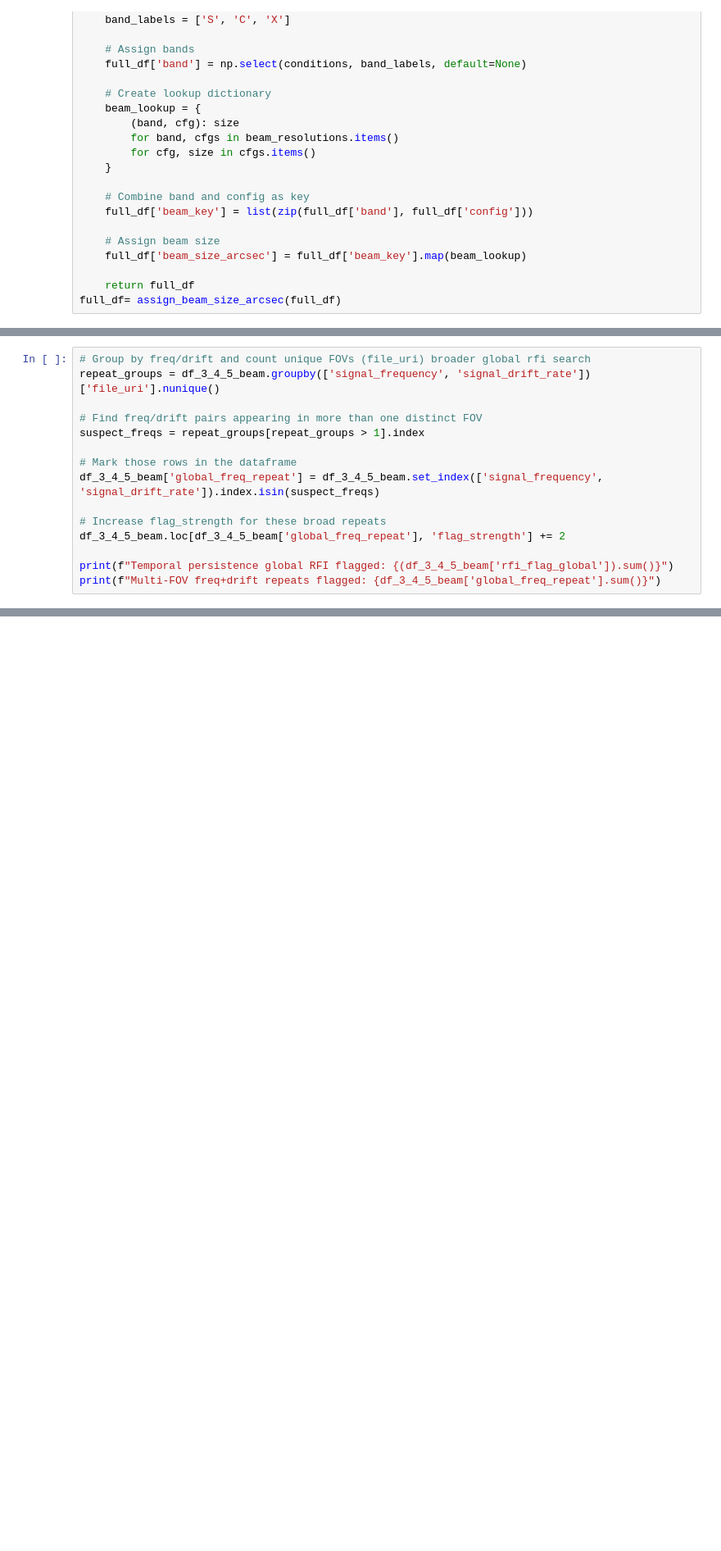
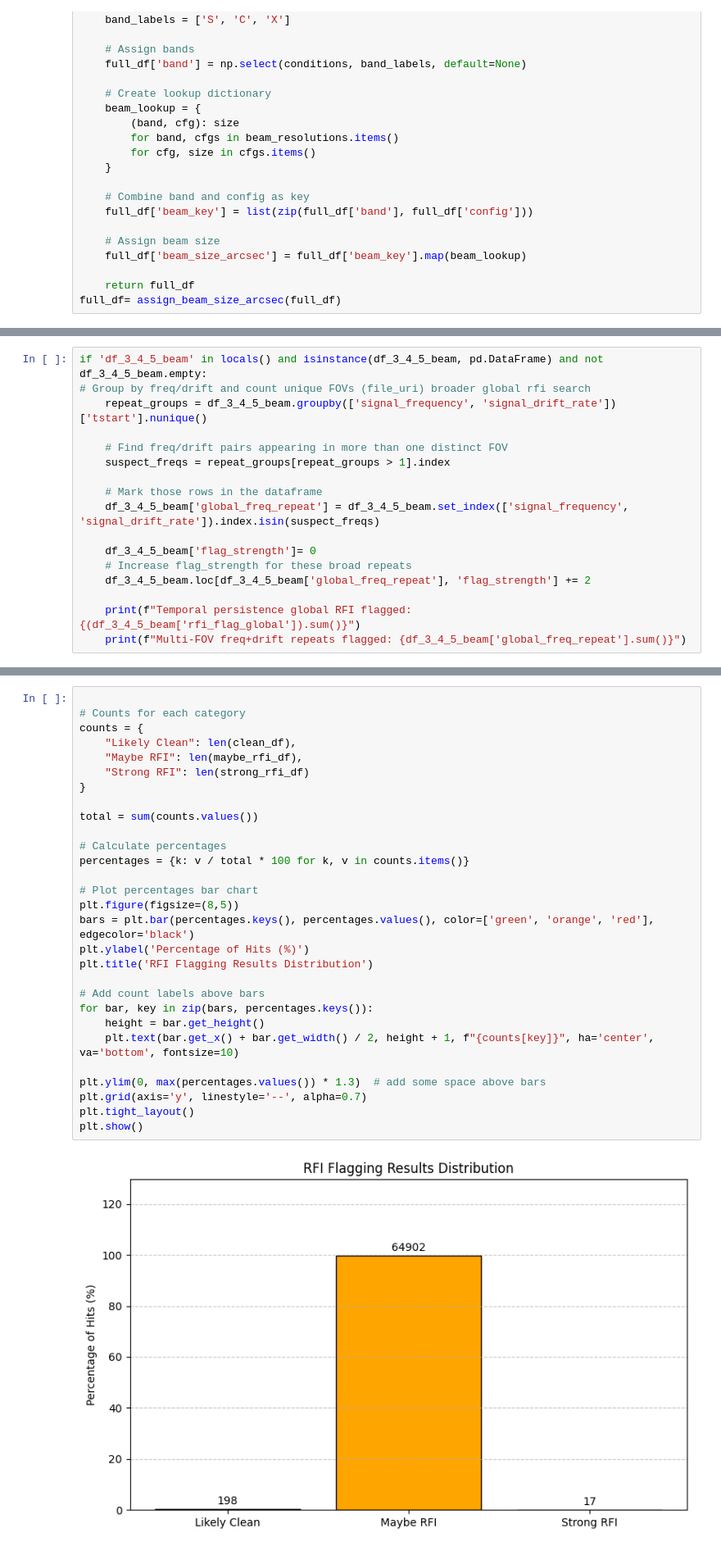
Before and after one commit to jmotamarry/cosmic-testing, a Jupyter notebook: main_RFI_filtering copy.ipynb, the cells around one changed output, grey strips where cells are left out. Shown: that part at 82% size. Cells and saved outputs as stored; diff of their text form; blank space fills up the shorter version.

```diff
--- a/main_RFI_filtering copy.ipynb
+++ b/main_RFI_filtering copy.ipynb
@@ -347,16 +490,18 @@ Global RFI flagged: 113630
 # %%
+if 'df_3_4_5_beam' in locals() and isinstance(df_3_4_5_beam, pd.DataFrame) and not df_3_4_5_beam.empty:
 # Group by freq/drift and count unique FOVs (file_uri) broader global rfi search
-repeat_groups = df_3_4_5_beam.groupby(['signal_frequency', 'signal_drift_rate'])['file_uri'].nunique()
+    repeat_groups = df_3_4_5_beam.groupby(['signal_frequency', 'signal_drift_rate'])['tstart'].nunique()
 
-# Find freq/drift pairs appearing in more than one distinct FOV
-suspect_freqs = repeat_groups[repeat_groups > 1].index
+    # Find freq/drift pairs appearing in more than one distinct FOV
+    suspect_freqs = repeat_groups[repeat_groups > 1].index
 
-# Mark those rows in the dataframe
-df_3_4_5_beam['global_freq_repeat'] = df_3_4_5_beam.set_index(['signal_frequency', 'signal_drift_rate']).index.isin(suspect_freqs)
+    # Mark those rows in the dataframe
+    df_3_4_5_beam['global_freq_repeat'] = df_3_4_5_beam.set_index(['signal_frequency', 'signal_drift_rate']).index.isin(suspect_freqs)
 
-# Increase flag_strength for these broad repeats
-df_3_4_5_beam.loc[df_3_4_5_beam['global_freq_repeat'], 'flag_strength'] += 2
+    df_3_4_5_beam['flag_strength']= 0
+    # Increase flag_strength for these broad repeats
+    df_3_4_5_beam.loc[df_3_4_5_beam['global_freq_repeat'], 'flag_strength'] += 2
 
-print(f"Temporal persistence global RFI flagged: {(df_3_4_5_beam['rfi_flag_global']).sum()}")
-print(f"Multi-FOV freq+drift repeats flagged: {df_3_4_5_beam['global_freq_repeat'].sum()}")
+    print(f"Temporal persistence global RFI flagged: {(df_3_4_5_beam['rfi_flag_global']).sum()}")
+    print(f"Multi-FOV freq+drift repeats flagged: {df_3_4_5_beam['global_freq_repeat'].sum()}")
 # %% [output]
@@ -465,3 +702,34 @@ def flag_burst_rfi(df, burst_window=1.0, min_beams=3):
+# %%
+
+# Counts for each category
+counts = {
+    "Likely Clean": len(clean_df),
+    "Maybe RFI": len(maybe_rfi_df),
+    "Strong RFI": len(strong_rfi_df)
+}
+
+total = sum(counts.values())
+
+# Calculate percentages
+percentages = {k: v / total * 100 for k, v in counts.items()}
+
+# Plot percentages bar chart
+plt.figure(figsize=(8,5))
+bars = plt.bar(percentages.keys(), percentages.values(), color=['green', 'orange', 'red'], edgecolor='black')
+plt.ylabel('Percentage of Hits (%)')
+plt.title('RFI Flagging Results Distribution')
+
+# Add count labels above bars
+for bar, key in zip(bars, percentages.keys()):
+    height = bar.get_height()
+    plt.text(bar.get_x() + bar.get_width() / 2, height + 1, f"{counts[key]}", ha='center', va='bottom', fontsize=10)
+
+plt.ylim(0, max(percentages.values()) * 1.3)  # add some space above bars
+plt.grid(axis='y', linestyle='--', alpha=0.7)
+plt.tight_layout()
+plt.show()
+# %% [output]
+[figure, added]
 # %%
 clean_df.to_pickle('data/clean_df.pkl')
 maybe_rfi.to_pickle('data/maybe_rfi.pkl')
```
Also changed, not shown: parts of 20 cells of this notebook, 1 other file.
